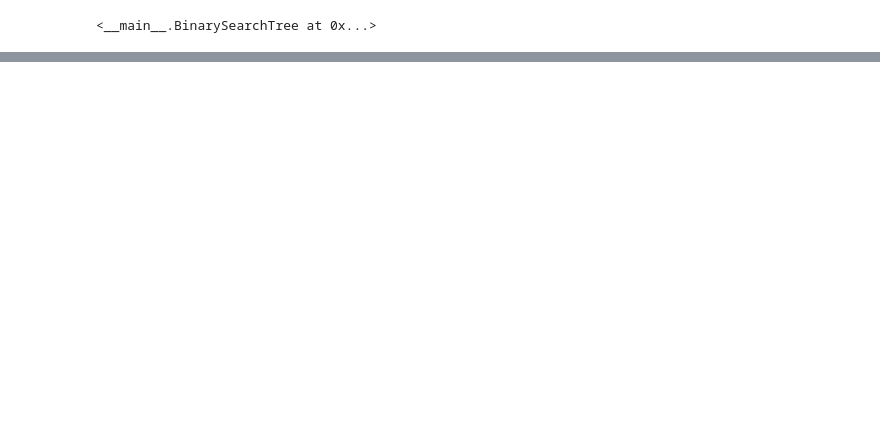
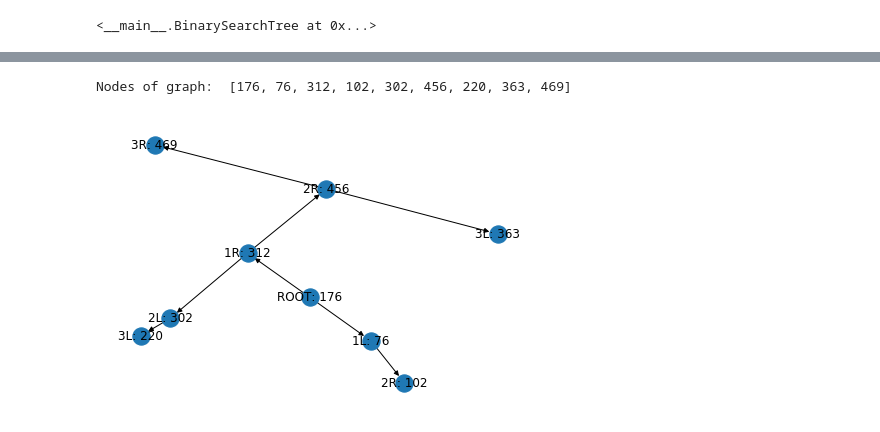
Before and after one commit to KonstantinAlxVlasenko/algorithms, a Jupyter notebook: data structures/Binary Search Tree.ipynb, the cells around one changed output, grey strips where cells are left out. Drawn from its saved outputs; the diff is of its cells as text; code cells hidden in the pictures; blank space fills up the shorter version.

```diff
--- a/data structures/Binary Search Tree.ipynb
+++ b/data structures/Binary Search Tree.ipynb
@@ -352,0 +467,5 @@ True
+# %%
+bst2.graph()
+# %% [output]
+Nodes of graph:  [176, 76, 312, 102, 302, 456, 220, 363, 469]
+[figure, added]
```
Also changed, not shown: parts of 16 cells of this notebook, 3 other files.
